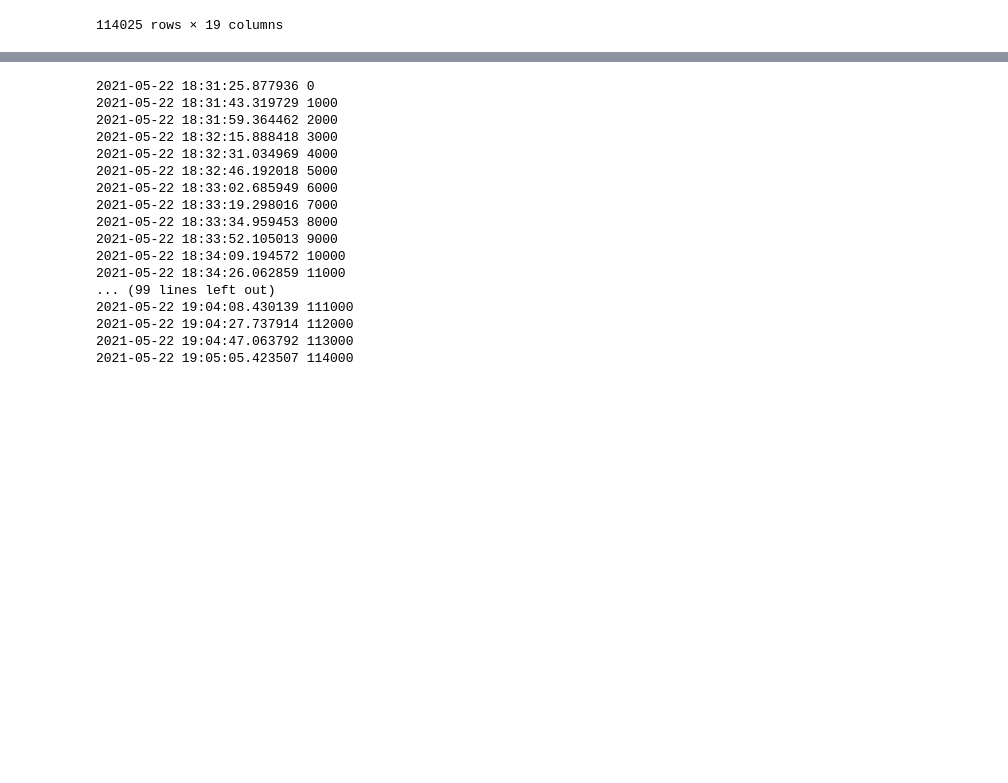
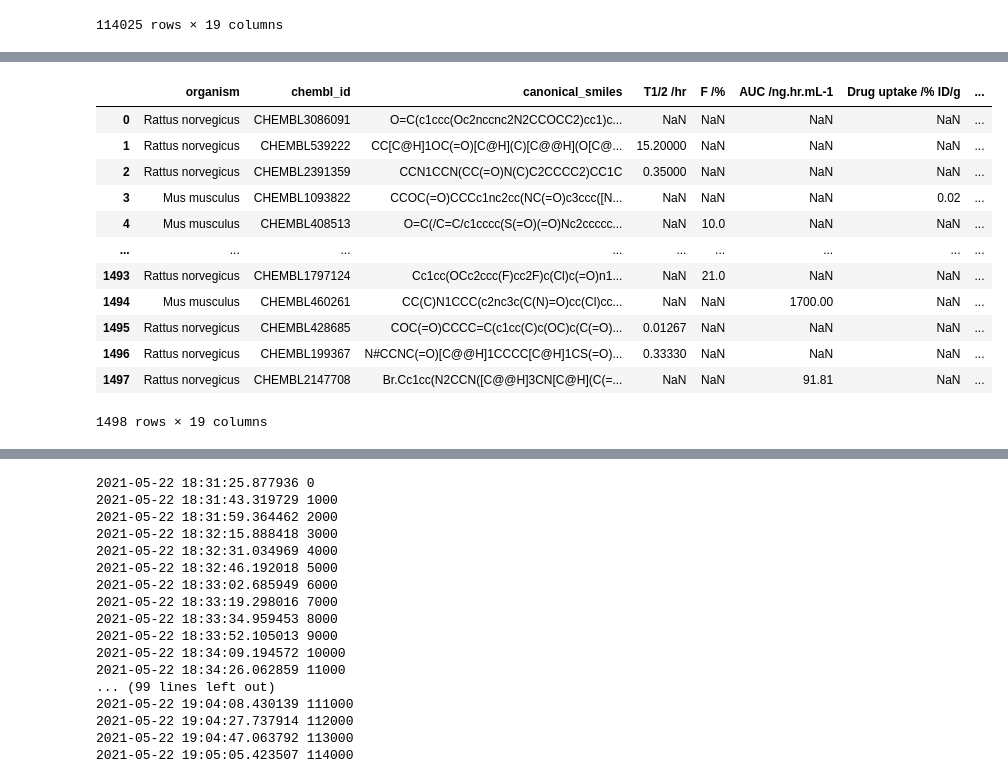
Before and after one commit to Cargill-Capstone2021/ADME-modeling-for-Cargill, a Jupyter notebook: working/data_preparation.ipynb, the cells around one changed output, grey strips where cells are left out. Cells and saved outputs as stored; diff of their text form; code cells hidden in the pictures; blank space fills up the shorter version.

```diff
--- a/working/data_preparation.ipynb
+++ b/working/data_preparation.ipynb
@@ -100,12 +23,0 @@ df_cattle
-# %%
-seen = {}
-for index, row in df_cattle.iterrows():
-    chembl_id = row['chembl_id']
-    if chembl_id not in seen:
-        seen[chembl_id] = 1
-    else:
-        seen[chembl_id] += 1
-
-seen_sorted = sorted(seen.items(), key=lambda x: x[1], reverse=True)
-print(seen_sorted)
-len(seen_sorted)
@@ -115,15 +23,0 @@ len(seen_sorted)
-# %%
-df_cattle_result = pd.DataFrame(columns=df_cattle.columns)
-
-for i, row in df_cattle.iterrows():
-    if i==0:
-        continue
-    if row['chembl_id'] == df_cattle.loc[i-1, 'chembl_id']:
-        df_cattle.iloc[i] = df_cattle.iloc[i-1].combine_first(df_cattle.iloc[i])
-    else:
-        df_cattle_result = df_cattle_result.append(df_cattle.iloc[i-1], ignore_index=True)
-
-df_cattle_result = df_cattle_result.append(df_cattle.iloc[len(df_cattle)-1], ignore_index=True)
-
-
-df_cattle_result
@@ -175,2 +23,0 @@ df_cattle_result.head(n=60)
-# %%
-df_cattleplusrat = pd.read_csv('cattleplusrat.csv',sep=';')
@@ -355,9 +239,12 @@ def rearrange_and_clean_data(df):
     Add new empty columns with 'standard_types/standard_units' as the column
     headers and then fill the table cells with standard values.
     Drop unnecessary rows and columns.
+
+    Parameters
     ----------
     df: DataFrame
         DataFrame returned by the pre_clean_data(df) function.
+
     Returns
     -------
     DataFrame
@@ -380,12 +267,30 @@ def rearrange_and_clean_data(df):
     for index, row in df.iterrows():
         types = str(row['standard_type']) + ' /' + str(row['standard_units'])
         if types in header_list:
-            df_cattleplusrat.loc[index, types] = row['standard_value']
+            df.loc[index, types] = row['standard_value']
         else:
             rows_to_drop.append(index)
 
     df.drop(rows_to_drop, inplace = True)
 
     df = df.drop(columns=['standard_type', 'standard_value', 'standard_units'])
+    df = df.reset_index(drop=True)
 
     return df
+# %%
+output_df_2 = rearrange_and_clean_data(pd.read_csv('output_df_1.csv',sep=';'))
+output_df_2
+# %% [output]
+|  | organism | chembl_id | canonical_smiles | T1/2 /hr | F /% | AUC /ng.hr.mL-1 | Drug uptake /% ID/g | ... |
+| 0 | Rattus norvegicus | CHEMBL3086091 | O=C(c1ccc(Oc2nccnc2N2CCOCC2)cc1)c... | NaN | NaN | NaN | NaN | ... |
+| 1 | Rattus norvegicus | CHEMBL539222 | CC[C@H]1OC(=O)[C@H](C)[C@@H](O[C@... | 15.20000 | NaN | NaN | NaN | ... |
+| 2 | Rattus norvegicus | CHEMBL2391359 | CCN1CCN(CC(=O)N(C)C2CCCC2)CC1C | 0.35000 | NaN | NaN | NaN | ... |
+| 3 | Mus musculus | CHEMBL1093822 | CCOC(=O)CCCc1nc2cc(NC(=O)c3ccc([N... | NaN | NaN | NaN | 0.02 | ... |
+| 4 | Mus musculus | CHEMBL408513 | O=C(/C=C/c1cccc(S(=O)(=O)Nc2ccccc... | NaN | 10.0 | NaN | NaN | ... |
+| ... | ... | ... | ... | ... | ... | ... | ... | ... |
+| 1493 | Rattus norvegicus | CHEMBL1797124 | Cc1cc(OCc2ccc(F)cc2F)c(Cl)c(=O)n1... | NaN | 21.0 | NaN | NaN | ... |
+| 1494 | Mus musculus | CHEMBL460261 | CC(C)N1CCC(c2nc3c(C(N)=O)cc(Cl)cc... | NaN | NaN | 1700.00 | NaN | ... |
+| 1495 | Rattus norvegicus | CHEMBL428685 | COC(=O)CCCC=C(c1cc(C)c(OC)c(C(=O)... | 0.01267 | NaN | NaN | NaN | ... |
+| 1496 | Rattus norvegicus | CHEMBL199367 | N#CCNC(=O)[C@@H]1CCCC[C@H]1CS(=O)... | 0.33330 | NaN | NaN | NaN | ... |
+| 1497 | Rattus norvegicus | CHEMBL2147708 | Br.Cc1cc(N2CCN([C@@H]3CN[C@H](C(=... | NaN | NaN | 91.81 | NaN | ... |
+1498 rows × 19 columns
```
Also changed, not shown: parts of 37 cells of this notebook.
